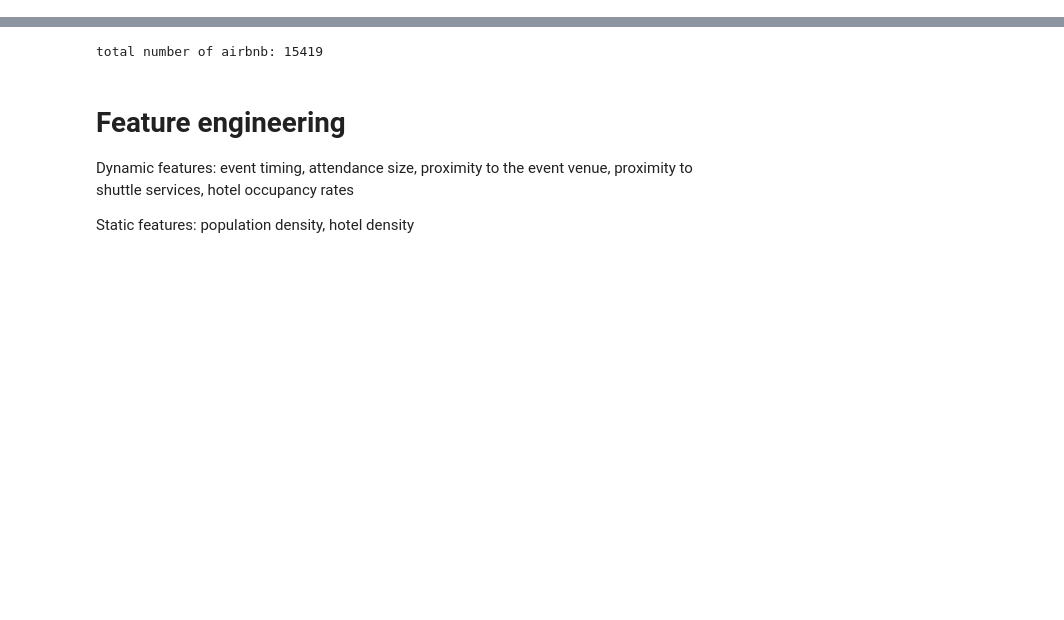
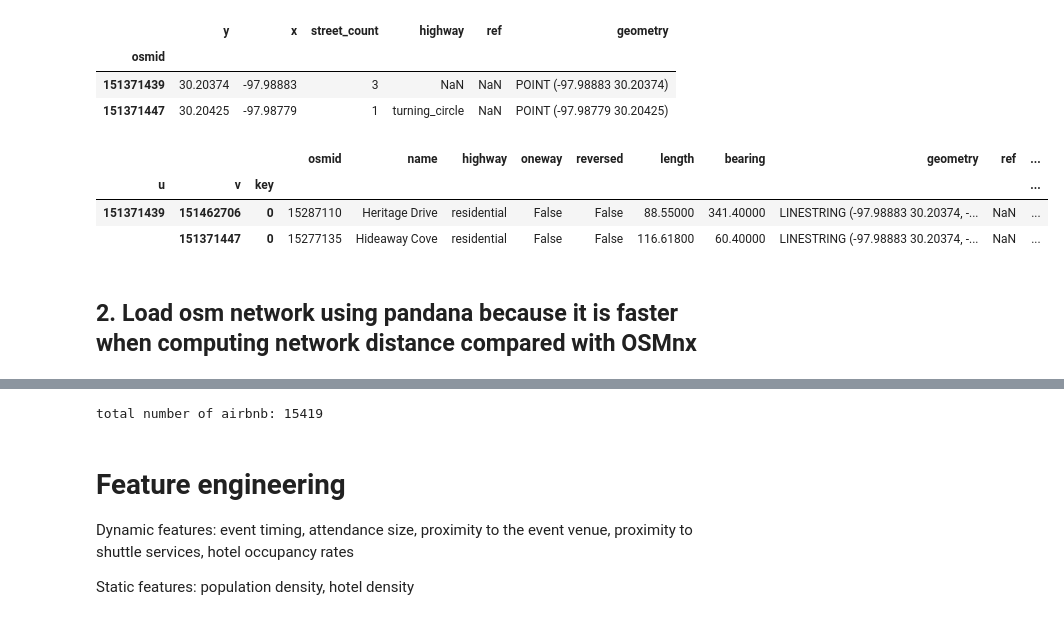
Before and after one commit to rongxiangsu/large_events, a Jupyter notebook: 02_feature_engineering.ipynb, the cells around one changed output, grey strips where cells are left out. Cells and saved outputs as stored; diff of their text form; code cells hidden in the pictures; blank space fills up the shorter version.

```diff
--- a/02_feature_engineering.ipynb
+++ b/02_feature_engineering.ipynb
@@ -83,0 +90,11 @@ Wall time: 189 ms
+# %%
+%%time
+import osmnx as ox
+
+# pandana method does not return road attributes so use osmnx to retrieve them
+G_osm = ox.graph_from_bbox(bbox=(30.584984, 30.039047, -97.389445, -97.996048), network_type='drive')
+
+# Calculate and add compass bearing attributes to all graph edges.
+G_osm = ox.bearing.add_edge_bearings(G_osm)
+
+nodes_osm, edges_osm = ox.graph_to_gdfs(G_osm)
@@ -83,0 +104,14 @@ Wall time: 189 ms
+# %%
+nodes_osm.head(2)
+# %% [output]
+|  | y | x | street_count | highway | ref | geometry |
+| osmid |  |  |  |  |  |  |
+| 151371439 | 30.20374 | -97.98883 | 3 | NaN | NaN | POINT (-97.98883 30.20374) |
+| 151371447 | 30.20425 | -97.98779 | 1 | turning_circle | NaN | POINT (-97.98779 30.20425) |
+# %%
+edges_osm.head(2)
+# %% [output]
+|  |  |  | osmid | name | highway | oneway | reversed | length | bearing | geometry | ref | ... |
+| u | v | key |  |  |  |  |  |  |  |  |  | ... |
+| 151371439 | 151462706 | 0 | 15287110 | Heritage Drive | residential | False | False | 88.55000 | 341.40000 | LINESTRING (-97.98883 30.20374, -... | NaN | ... |
+|  | 151371447 | 0 | 15277135 | Hideaway Cove | residential | False | False | 116.61800 | 60.40000 | LINESTRING (-97.98883 30.20374, -... | NaN | ... |
@@ -83,0 +121,2 @@ Wall time: 189 ms
+# %% [markdown]
+## 2. Load osm network using pandana because it is faster when computing network distance compared with OSMnx
```
Also changed, not shown: parts of 40 cells of this notebook, 1 other file.
